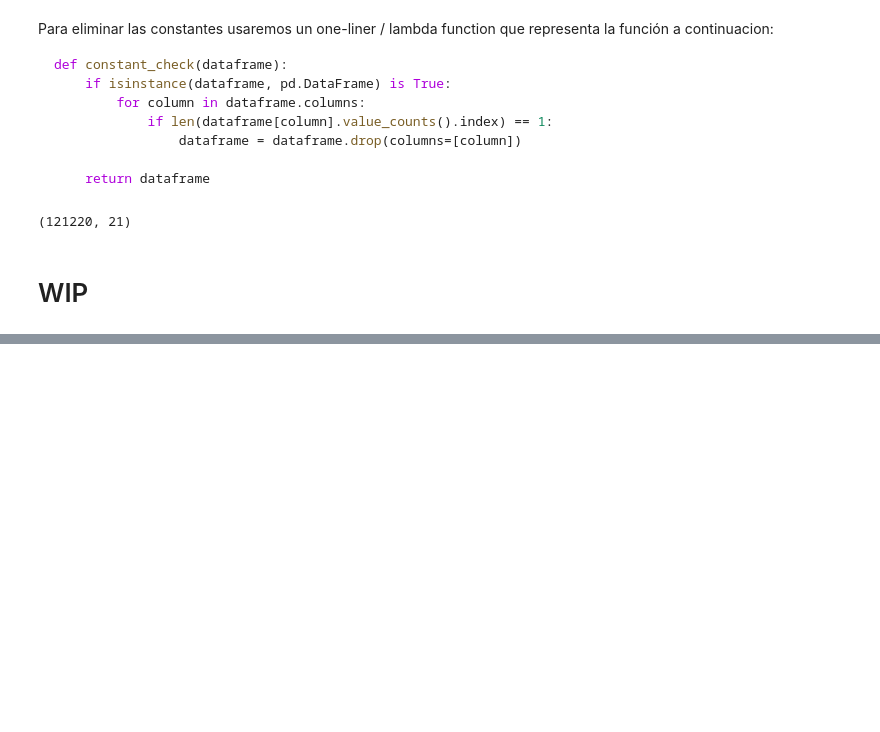
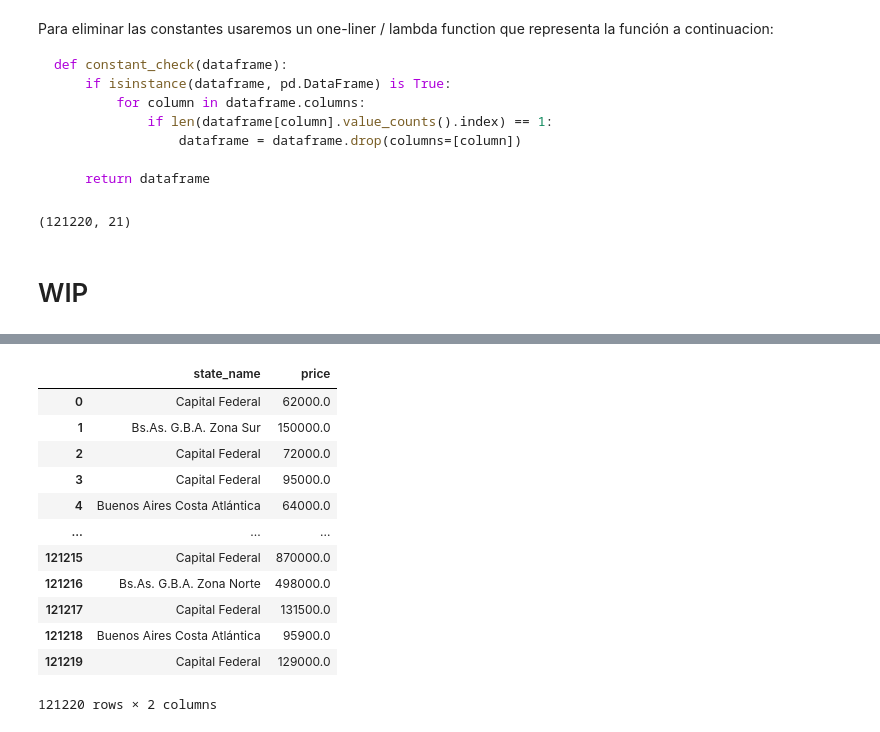
Before and after one commit to FabrizioV97/DHDS-TP1, a Jupyter notebook: Trabajo.ipynb, the cells around one changed output, grey strips where cells are left out. Drawn from its saved outputs; the diff is of its cells as text; code cells hidden in the pictures; blank space fills up the shorter version.

```diff
--- a/Trabajo.ipynb
+++ b/Trabajo.ipynb
@@ -420,30 +378,6 @@ La columna place_name ha sido completamente imputada
-# %%
-from spa2num.converter import to_number
-
-
-for description, rooms, index in zip(df['description'], df['rooms'], df.index):
-    if str(description) != 'nan':
-        description = re.sub(' +', ' ', description.lower())
-        start = description.lower().find('ambientes')
-
-        if start != -1:
-            temp_list = description.lower().split(' ')
-
-            if 'ambientes' in temp_list:
-                rooms_index = temp_list.index('ambientes') - 1
-                rooms = temp_list[rooms_index]
-                if isinstance(rooms, int) is True:
-                    df['rooms'].loc[index] = rooms
-                elif isinstance(rooms, str) is True:
-                    if rooms == 'mono':
-                        df['rooms'].loc[index] = 1
-                    try:
-                        rooms = to_number(rooms)
-
-                        if isinstance(rooms, int) is True:
-                            df['rooms'].loc[index] = rooms
-                    except:
-                        print(description)
+# %%
+x = df_test['description'].apply(lambda x: x.lower().find('venta') if str(x) != 'nan' else 'nan') #.apply(lambda x: False if x == '-1' or x == 'nan' else True)
+df = df.drop(index=x[x==False].index.tolist())
 # %%
 # que dropear:
 # operation
@@ -479,3 +415,20 @@ test = correlation_matrix(df, 'PROPERATY', rtn=False)
 import plotly.io as pio
 #
 pio.show(test, engine='kaleido')
+# %%
+df_1 = df[['state_name', 'price']]
+df_1
+# %% [output]
+|  | state_name | price |
+| 0 | Capital Federal | 62000.0 |
+| 1 | Bs.As. G.B.A. Zona Sur | 150000.0 |
+| 2 | Capital Federal | 72000.0 |
+| 3 | Capital Federal | 95000.0 |
+| 4 | Buenos Aires Costa Atlántica | 64000.0 |
+| ... | ... | ... |
+| 121215 | Capital Federal | 870000.0 |
+| 121216 | Bs.As. G.B.A. Zona Norte | 498000.0 |
+| 121217 | Capital Federal | 131500.0 |
+| 121218 | Buenos Aires Costa Atlántica | 95900.0 |
+| 121219 | Capital Federal | 129000.0 |
+121220 rows × 2 columns
```
Also changed, not shown: parts of 14 cells of this notebook.
